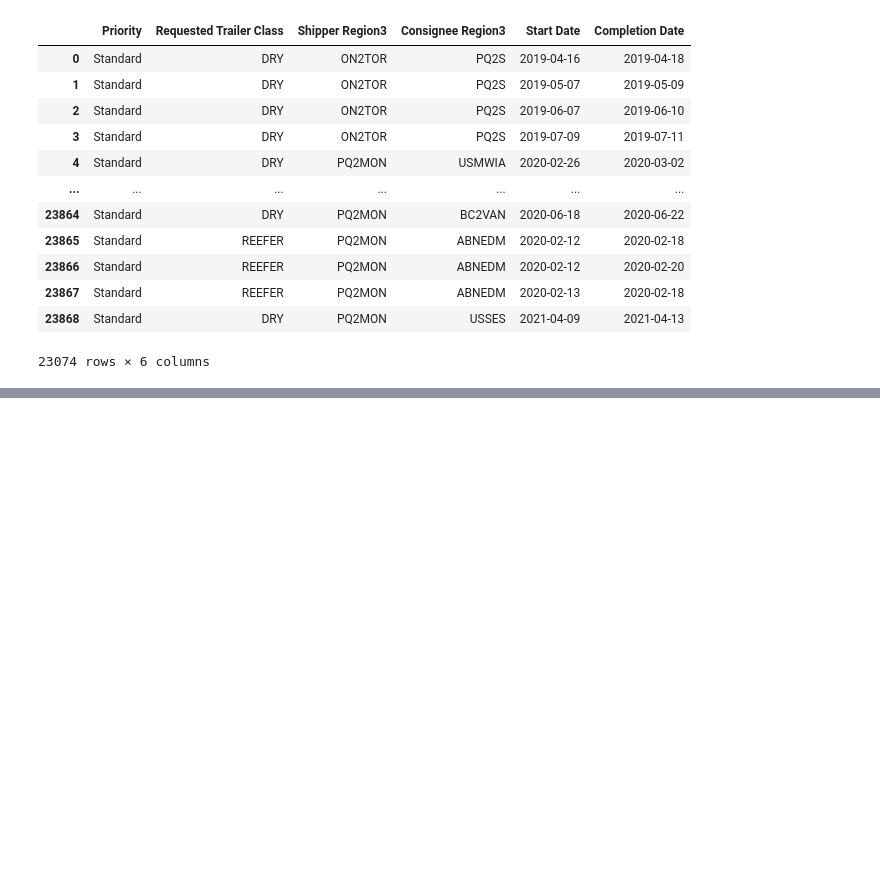
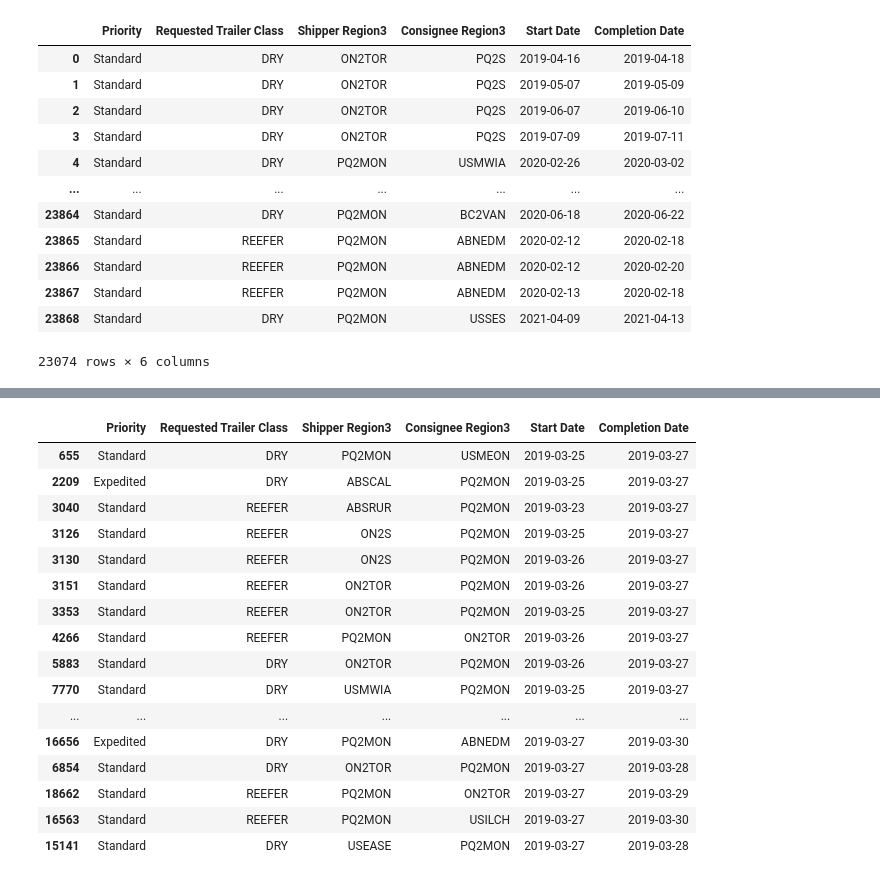
Before and after one commit to tranndt/ml-usra2021-NexusDataChallengeBison, a Jupyter notebook: [05-2021] Nexus Data Challenge/Jason's Notebook.ipynb, the cells around one changed output, grey strips where cells are left out. Cells and saved outputs as stored; diff of their text form; code cells hidden in the pictures; blank space fills up the shorter version.

```diff
--- a/[05-2021] Nexus Data Challenge/Jason's Notebook.ipynb
+++ b/[05-2021] Nexus Data Challenge/Jason's Notebook.ipynb
@@ -191,0 +146,3 @@ DF_PQ2S
+# %%
+df_time = DF_CLEAN[DF_CLEAN['Completion Date'] < pd.Timestamp(2019,4,1,0)].sort_values(by='Start Date')
+df_time
@@ -191,0 +218,24 @@ DF_PQ2S
+# %%
+df = DF_CLEAN.copy()
+cond1 = df.loc[:,"Start Date"] == pd.Timestamp(2019,3,27,0)
+cond2 = df.loc[:,"Completion Date"] == pd.Timestamp(2019,3,27,0)
+df = df.where(cond2).append(df_time.where(cond1)).drop_duplicates(keep='first').dropna()
+df
+# %% [output]
+|  | Priority | Requested Trailer Class | Shipper Region3 | Consignee Region3 | Start Date | Completion Date |
+| 655 | Standard | DRY | PQ2MON | USMEON | 2019-03-25 | 2019-03-27 |
+| 2209 | Expedited | DRY | ABSCAL | PQ2MON | 2019-03-25 | 2019-03-27 |
+| 3040 | Standard | REEFER | ABSRUR | PQ2MON | 2019-03-23 | 2019-03-27 |
+| 3126 | Standard | REEFER | ON2S | PQ2MON | 2019-03-25 | 2019-03-27 |
+| 3130 | Standard | REEFER | ON2S | PQ2MON | 2019-03-26 | 2019-03-27 |
+| 3151 | Standard | REEFER | ON2TOR | PQ2MON | 2019-03-26 | 2019-03-27 |
+| 3353 | Standard | REEFER | ON2TOR | PQ2MON | 2019-03-25 | 2019-03-27 |
+| 4266 | Standard | REEFER | PQ2MON | ON2TOR | 2019-03-26 | 2019-03-27 |
+| 5883 | Standard | DRY | ON2TOR | PQ2MON | 2019-03-26 | 2019-03-27 |
+| 7770 | Standard | DRY | USMWIA | PQ2MON | 2019-03-25 | 2019-03-27 |
+| ... | ... | ... | ... | ... | ... | ... |
+| 16656 | Expedited | DRY | PQ2MON | ABNEDM | 2019-03-27 | 2019-03-30 |
+| 6854 | Standard | DRY | ON2TOR | PQ2MON | 2019-03-27 | 2019-03-28 |
+| 18662 | Standard | REEFER | PQ2MON | ON2TOR | 2019-03-27 | 2019-03-29 |
+| 16563 | Standard | REEFER | PQ2MON | USILCH | 2019-03-27 | 2019-03-30 |
+| 15141 | Standard | DRY | USEASE | PQ2MON | 2019-03-27 | 2019-03-28 |
```
Also changed, not shown: parts of 16 cells of this notebook.
